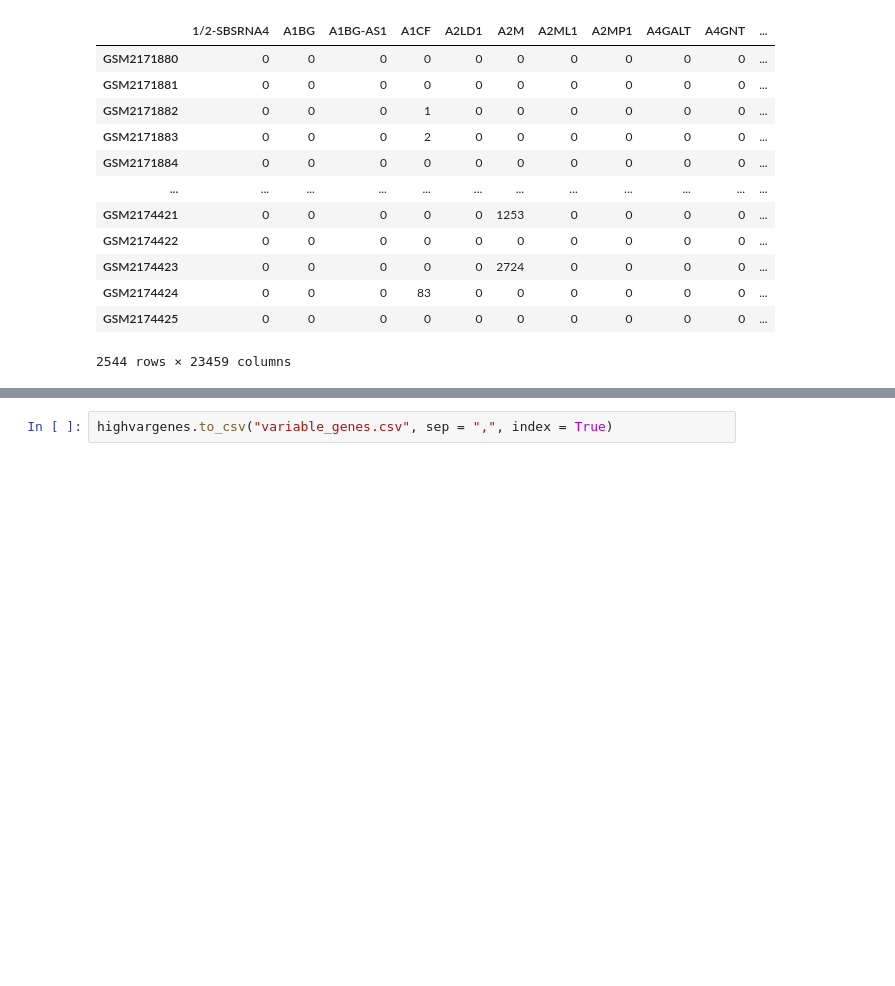
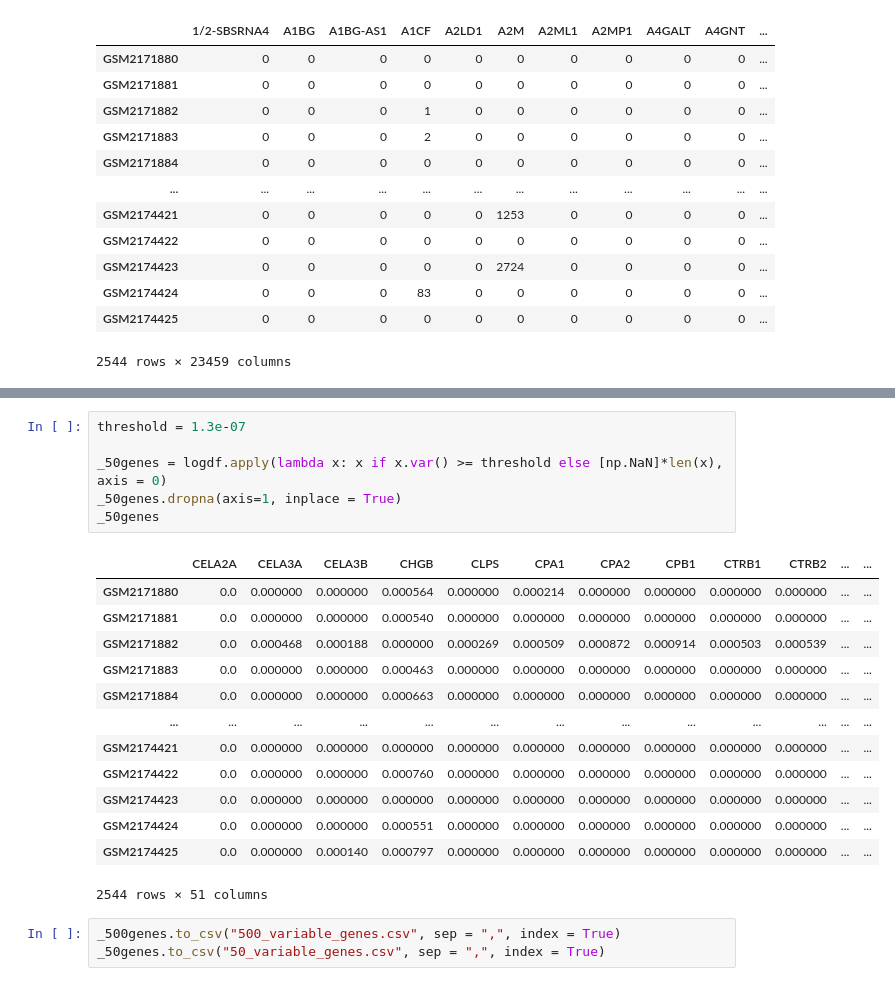
Before and after one commit to elsahh/psupertime-project, a Jupyter notebook: data.ipynb, the cells around one changed output, grey strips where cells are left out. Drawn from its saved outputs; the diff is of its cells as text; blank space fills up the shorter version.

```diff
--- a/data.ipynb
+++ b/data.ipynb
@@ -123,2 +109,23 @@ highvargenes
+# %%
+threshold = 1.3e-07
+
+_50genes = logdf.apply(lambda x: x if x.var() >= threshold else [np.NaN]*len(x), axis = 0)
+_50genes.dropna(axis=1, inplace = True)
+_50genes
+# %% [output]
+|  | CELA2A | CELA3A | CELA3B | CHGB | CLPS | CPA1 | CPA2 | CPB1 | CTRB1 | CTRB2 | ... | ... |
+| GSM2171880 | 0.0 | 0.000000 | 0.000000 | 0.000564 | 0.000000 | 0.000214 | 0.000000 | 0.000000 | 0.000000 | 0.000000 | ... | ... |
+| GSM2171881 | 0.0 | 0.000000 | 0.000000 | 0.000540 | 0.000000 | 0.000000 | 0.000000 | 0.000000 | 0.000000 | 0.000000 | ... | ... |
+| GSM2171882 | 0.0 | 0.000468 | 0.000188 | 0.000000 | 0.000269 | 0.000509 | 0.000872 | 0.000914 | 0.000503 | 0.000539 | ... | ... |
+| GSM2171883 | 0.0 | 0.000000 | 0.000000 | 0.000463 | 0.000000 | 0.000000 | 0.000000 | 0.000000 | 0.000000 | 0.000000 | ... | ... |
+| GSM2171884 | 0.0 | 0.000000 | 0.000000 | 0.000663 | 0.000000 | 0.000000 | 0.000000 | 0.000000 | 0.000000 | 0.000000 | ... | ... |
+| ... | ... | ... | ... | ... | ... | ... | ... | ... | ... | ... | ... | ... |
+| GSM2174421 | 0.0 | 0.000000 | 0.000000 | 0.000000 | 0.000000 | 0.000000 | 0.000000 | 0.000000 | 0.000000 | 0.000000 | ... | ... |
+| GSM2174422 | 0.0 | 0.000000 | 0.000000 | 0.000760 | 0.000000 | 0.000000 | 0.000000 | 0.000000 | 0.000000 | 0.000000 | ... | ... |
+| GSM2174423 | 0.0 | 0.000000 | 0.000000 | 0.000000 | 0.000000 | 0.000000 | 0.000000 | 0.000000 | 0.000000 | 0.000000 | ... | ... |
+| GSM2174424 | 0.0 | 0.000000 | 0.000000 | 0.000551 | 0.000000 | 0.000000 | 0.000000 | 0.000000 | 0.000000 | 0.000000 | ... | ... |
+| GSM2174425 | 0.0 | 0.000000 | 0.000140 | 0.000797 | 0.000000 | 0.000000 | 0.000000 | 0.000000 | 0.000000 | 0.000000 | ... | ... |
+2544 rows × 51 columns
 # %%
-highvargenes.to_csv("variable_genes.csv", sep = ",", index = True)
+_500genes.to_csv("500_variable_genes.csv", sep = ",", index = True)
+_50genes.to_csv("50_variable_genes.csv", sep = ",", index = True)
```
Also changed, not shown: parts of 6 cells of this notebook.
